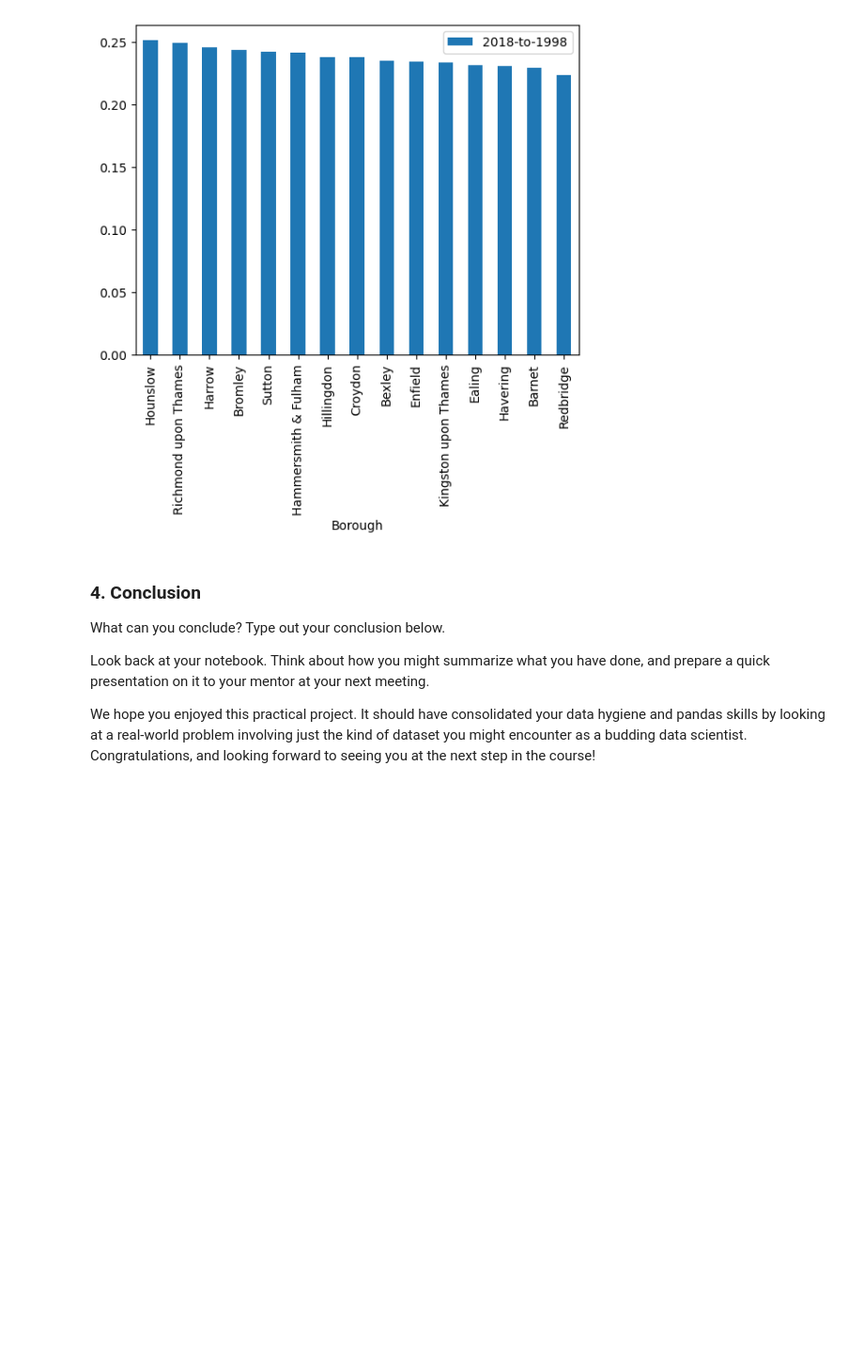
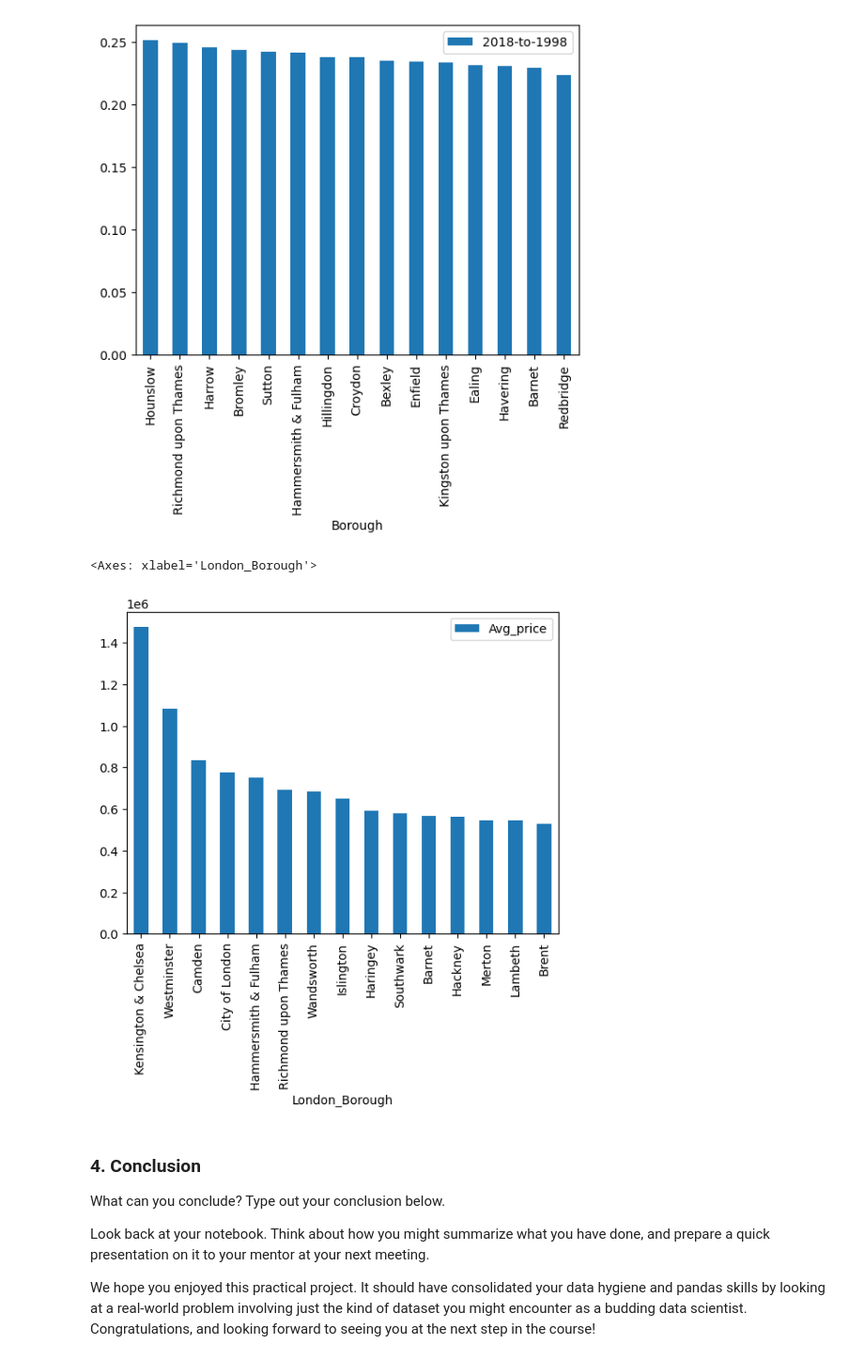
Before and after one commit to sookhyun/mini-projects, a Jupyter notebook: Unit4.Challenge-Tier3.ipynb, the cells around one changed output. Shown: that part at 94% size. Cells and saved outputs as stored; diff of their text form; code cells hidden in the pictures; blank space fills up the shorter version.

Commit message:
London_Borough

```diff
--- a/Unit4.Challenge-Tier3.ipynb
+++ b/Unit4.Challenge-Tier3.ipynb
@@ -527,6 +527,12 @@ df_top15.plot(kind='bar', x='Borough',y='2018-to-1998')
 # %% [output]
 <Axes: xlabel='Borough'>
 [figure]
+# %%
+df_top15_2018 = df_year[df_year['Year']==2018].sort_values('Avg_price', ascending=False)[:15]
+df_top15_2018.plot(kind='bar', x='London_Borough',y='Avg_price')
+# %% [output]
+<Axes: xlabel='London_Borough'>
+[figure, added]
 # %% [markdown]
 ### 4. Conclusion
 What can you conclude? Type out your conclusion below.
```
Also changed, not shown: parts of 1 cell of this notebook.
